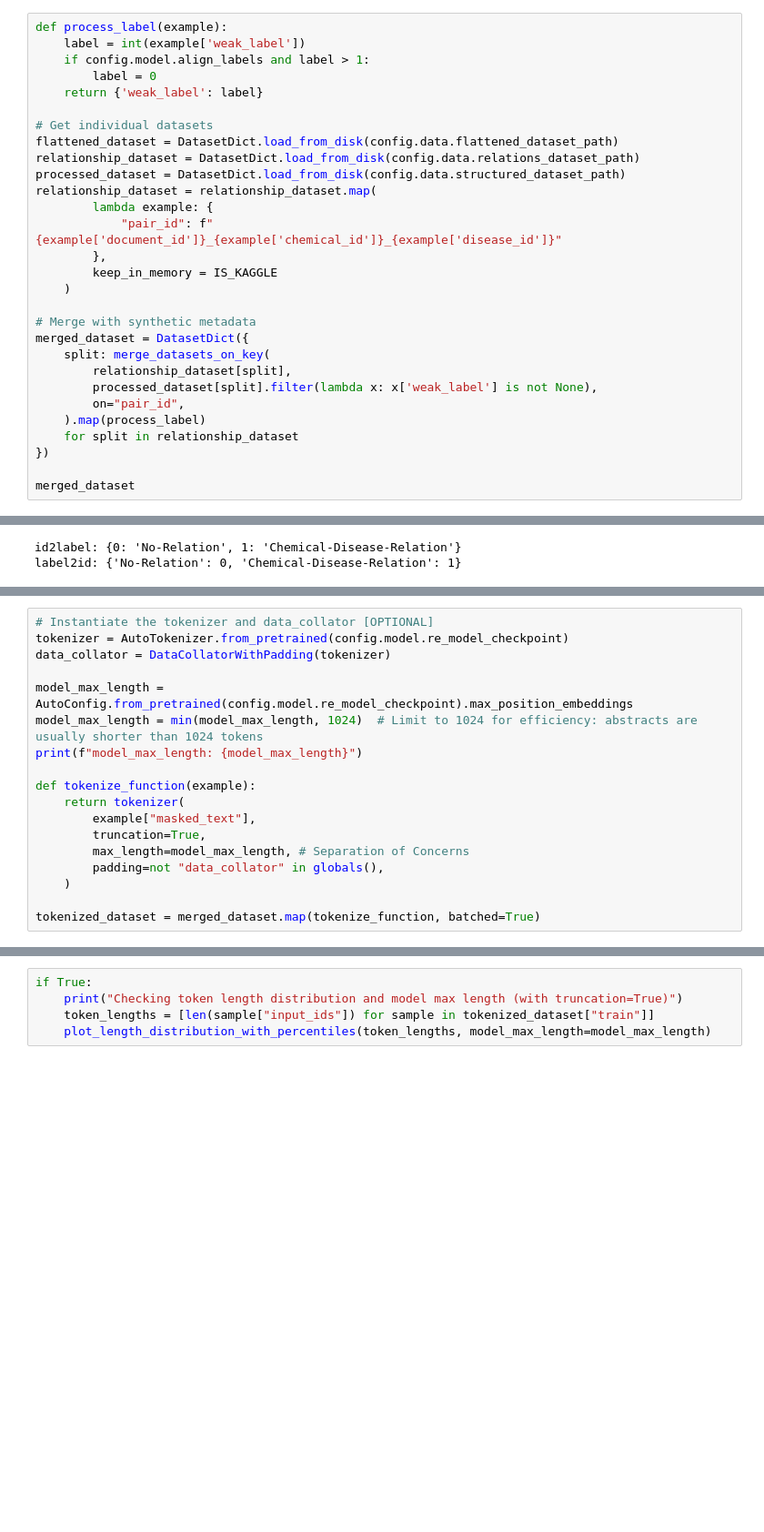
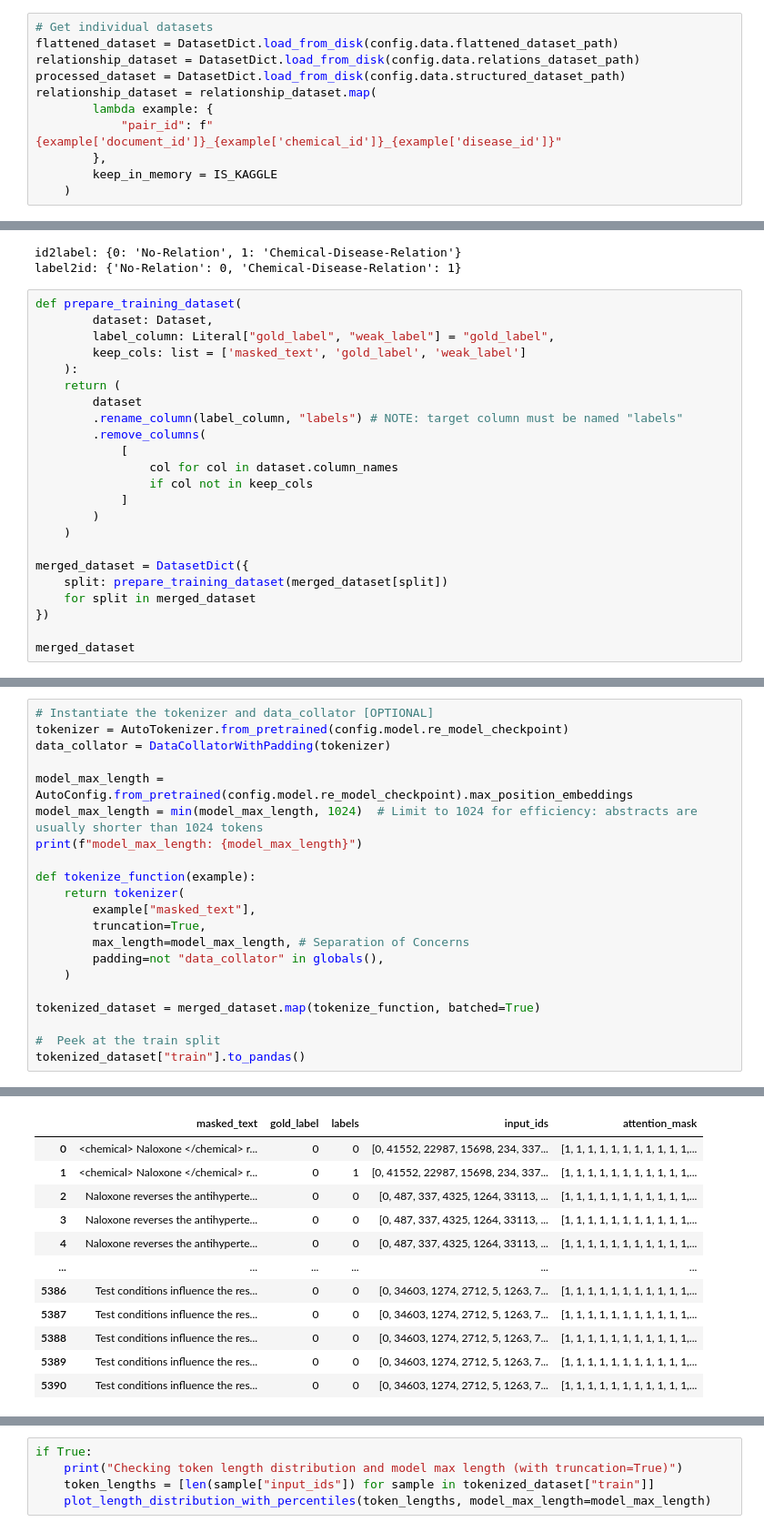
Before and after one commit to Francesco-Alb/biomed-ie-distill-xai, a Jupyter notebook: notebooks/04_re_training.ipynb, the cells around one changed output, grey strips where cells are left out. Shown at 91% size. Cells and saved outputs as stored; diff of their text form; blank space fills up the shorter version.

```diff
--- a/notebooks/04_re_training.ipynb
+++ b/notebooks/04_re_training.ipynb
@@ -179,12 +210,6 @@ General configs:
 # %% [markdown]
 ## Data
 # %%
-def process_label(example):
-    label = int(example['weak_label'])
-    if config.model.align_labels and label > 1:
-        label = 0
-    return {'weak_label': label}
-
 # Get individual datasets
 flattened_dataset = DatasetDict.load_from_disk(config.data.flattened_dataset_path)
 relationship_dataset = DatasetDict.load_from_disk(config.data.relations_dataset_path)
@@ -195,15 +220,3 @@ relationship_dataset = relationship_dataset.map(
         },
         keep_in_memory = IS_KAGGLE
     )
-
-# Merge with synthetic metadata
-merged_dataset = DatasetDict({
-    split: merge_datasets_on_key(
-        relationship_dataset[split],
-        processed_dataset[split].filter(lambda x: x['weak_label'] is not None),
-        on="pair_id",
-    ).map(process_label)
-    for split in relationship_dataset
-})
-
-merged_dataset
@@ -319,3 +354,26 @@ print(f"label2id: {label2id}")
 # %% [output]
 id2label: {0: 'No-Relation', 1: 'Chemical-Disease-Relation'}
 label2id: {'No-Relation': 0, 'Chemical-Disease-Relation': 1}
+# %%
+def prepare_training_dataset(
+        dataset: Dataset,
+        label_column: Literal["gold_label", "weak_label"] = "gold_label",
+        keep_cols: list = ['masked_text', 'gold_label', 'weak_label']
+    ):
+    return (
+        dataset
+        .rename_column(label_column, "labels") # NOTE: target column must be named "labels"
+        .remove_columns(
+            [
+                col for col in dataset.column_names
+                if col not in keep_cols
+            ]
+        )
+    )
+
+merged_dataset = DatasetDict({
+    split: prepare_training_dataset(merged_dataset[split])
+    for split in merged_dataset
+})
+
+merged_dataset
@@ -322,20 +395,35 @@ label2id: {'No-Relation': 0, 'Chemical-Disease-Relation': 1}
 # %%
 # Instantiate the tokenizer and data_collator [OPTIONAL]
 tokenizer = AutoTokenizer.from_pretrained(config.model.re_model_checkpoint)
 data_collator = DataCollatorWithPadding(tokenizer)
 
 model_max_length = AutoConfig.from_pretrained(config.model.re_model_checkpoint).max_position_embeddings
 model_max_length = min(model_max_length, 1024)  # Limit to 1024 for efficiency: abstracts are usually shorter than 1024 tokens
 print(f"model_max_length: {model_max_length}")
 
 def tokenize_function(example):
     return tokenizer(
         example["masked_text"],
         truncation=True,
         max_length=model_max_length, # Separation of Concerns
         padding=not "data_collator" in globals(),
     )
 
 tokenized_dataset = merged_dataset.map(tokenize_function, batched=True)
+
+#  Peek at the train split
+tokenized_dataset["train"].to_pandas()
 # %% [output]
 model_max_length: 1024
+|  | masked_text | gold_label | labels | input_ids | attention_mask |
+| 0 | <chemical> Naloxone </chemical> r... | 0 | 0 | [0, 41552, 22987, 15698, 234, 337... | [1, 1, 1, 1, 1, 1, 1, 1, 1, 1, 1,... |
+| 1 | <chemical> Naloxone </chemical> r... | 0 | 1 | [0, 41552, 22987, 15698, 234, 337... | [1, 1, 1, 1, 1, 1, 1, 1, 1, 1, 1,... |
+| 2 | Naloxone reverses the antihyperte... | 0 | 0 | [0, 487, 337, 4325, 1264, 33113, ... | [1, 1, 1, 1, 1, 1, 1, 1, 1, 1, 1,... |
+| 3 | Naloxone reverses the antihyperte... | 0 | 0 | [0, 487, 337, 4325, 1264, 33113, ... | [1, 1, 1, 1, 1, 1, 1, 1, 1, 1, 1,... |
+| 4 | Naloxone reverses the antihyperte... | 0 | 0 | [0, 487, 337, 4325, 1264, 33113, ... | [1, 1, 1, 1, 1, 1, 1, 1, 1, 1, 1,... |
+| ... | ... | ... | ... | ... | ... |
+| 5386 | Test conditions influence the res... | 0 | 0 | [0, 34603, 1274, 2712, 5, 1263, 7... | [1, 1, 1, 1, 1, 1, 1, 1, 1, 1, 1,... |
+| 5387 | Test conditions influence the res... | 0 | 0 | [0, 34603, 1274, 2712, 5, 1263, 7... | [1, 1, 1, 1, 1, 1, 1, 1, 1, 1, 1,... |
+| 5388 | Test conditions influence the res... | 0 | 0 | [0, 34603, 1274, 2712, 5, 1263, 7... | [1, 1, 1, 1, 1, 1, 1, 1, 1, 1, 1,... |
+| 5389 | Test conditions influence the res... | 0 | 0 | [0, 34603, 1274, 2712, 5, 1263, 7... | [1, 1, 1, 1, 1, 1, 1, 1, 1, 1, 1,... |
+| 5390 | Test conditions influence the res... | 0 | 0 | [0, 34603, 1274, 2712, 5, 1263, 7... | [1, 1, 1, 1, 1, 1, 1, 1, 1, 1, 1,... |
```
Also changed, not shown: parts of 22 cells of this notebook, 5 other files.
